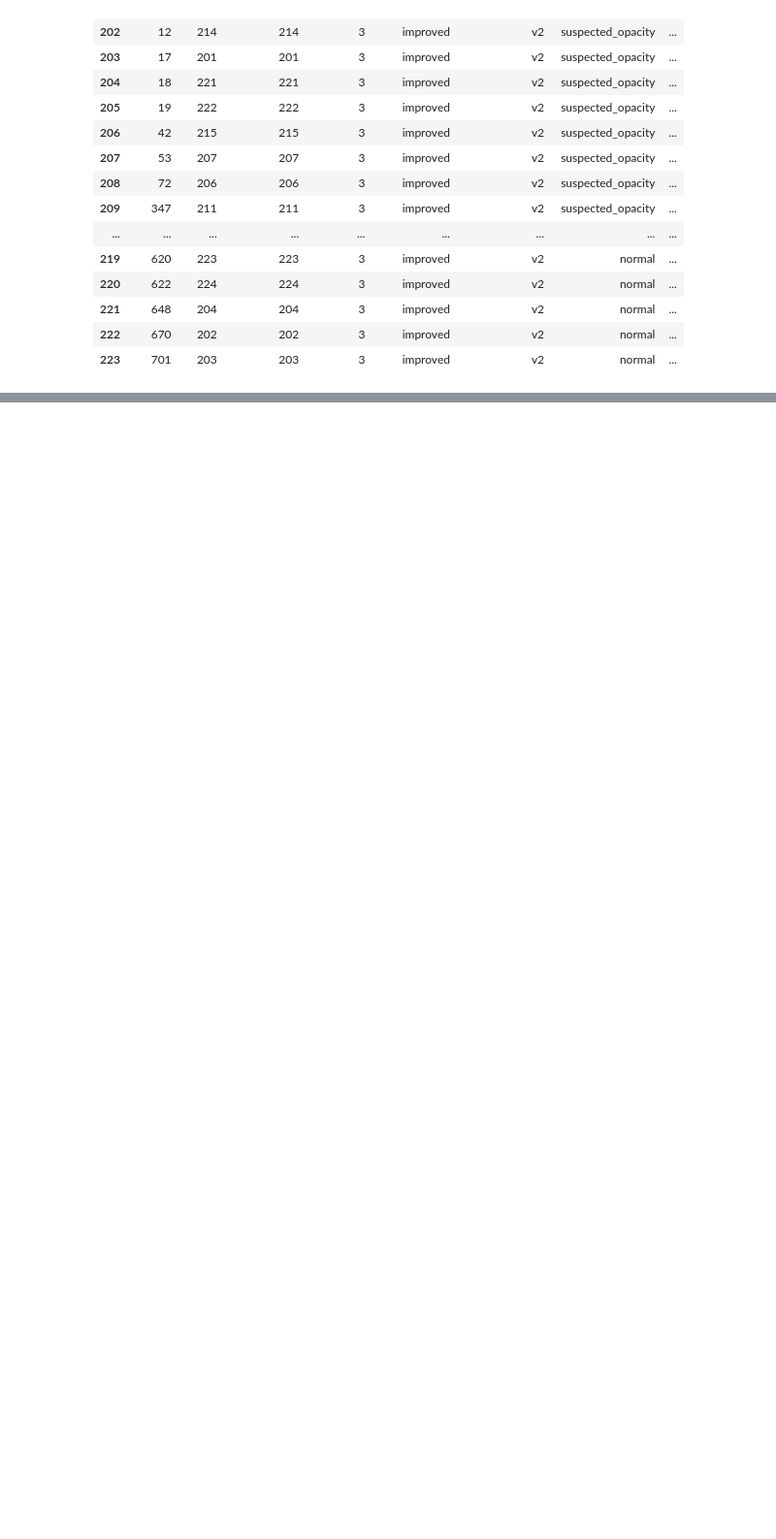
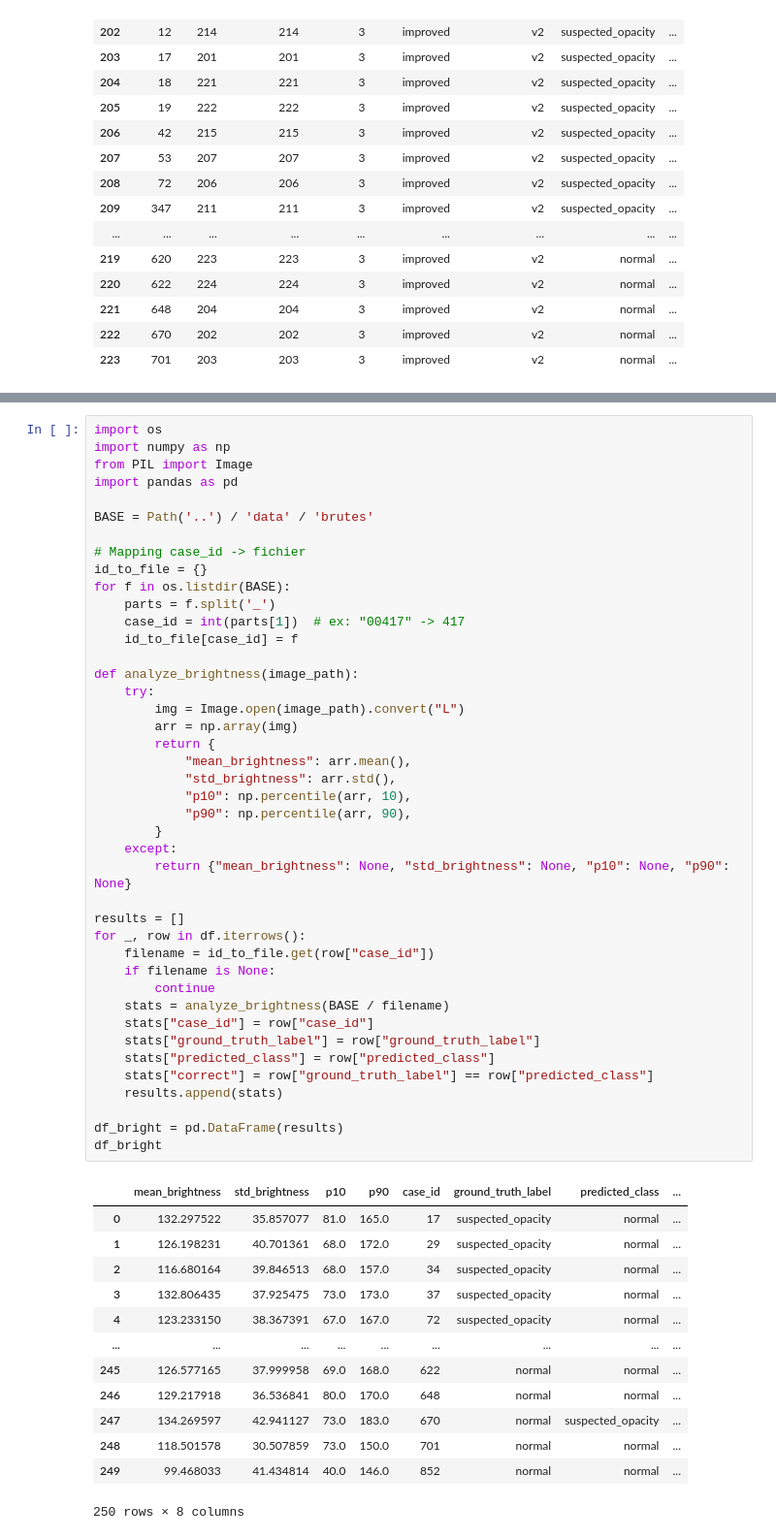
Before and after one commit to imtoatb/Assistant-Radiologique-Virtuel-Intelligent-pour-Radiographies-X, a Jupyter notebook: notebooks/02_prompt_comparison.ipynb, the cells around one changed output, grey strips where cells are left out. Shown at 97% size. Saved outputs shown, nothing was run; the diff lists cells and outputs as text; blank space fills up the shorter version.

```diff
--- a/notebooks/02_prompt_comparison.ipynb
+++ b/notebooks/02_prompt_comparison.ipynb
@@ -302,0 +354,56 @@ df_version
+# %%
+import os
+import numpy as np
+from PIL import Image
+import pandas as pd
+
+BASE = Path('..') / 'data' / 'brutes'
+
+# Mapping case_id -> fichier
+id_to_file = {}
+for f in os.listdir(BASE):
+    parts = f.split('_')
+    case_id = int(parts[1])  # ex: "00417" -> 417
+    id_to_file[case_id] = f
+
+def analyze_brightness(image_path):
+    try:
+        img = Image.open(image_path).convert("L")
+        arr = np.array(img)
+        return {
+            "mean_brightness": arr.mean(),
+            "std_brightness": arr.std(),
+            "p10": np.percentile(arr, 10),
+            "p90": np.percentile(arr, 90),
+        }
+    except:
+        return {"mean_brightness": None, "std_brightness": None, "p10": None, "p90": None}
+
+results = []
+for _, row in df.iterrows():
+    filename = id_to_file.get(row["case_id"])
+    if filename is None:
+        continue
+    stats = analyze_brightness(BASE / filename)
+    stats["case_id"] = row["case_id"]
+    stats["ground_truth_label"] = row["ground_truth_label"]
+    stats["predicted_class"] = row["predicted_class"]
+    stats["correct"] = row["ground_truth_label"] == row["predicted_class"]
+    results.append(stats)
+
+df_bright = pd.DataFrame(results)
+df_bright
+# %% [output]
+|  | mean_brightness | std_brightness | p10 | p90 | case_id | ground_truth_label | predicted_class | ... |
+| 0 | 132.297522 | 35.857077 | 81.0 | 165.0 | 17 | suspected_opacity | normal | ... |
+| 1 | 126.198231 | 40.701361 | 68.0 | 172.0 | 29 | suspected_opacity | normal | ... |
+| 2 | 116.680164 | 39.846513 | 68.0 | 157.0 | 34 | suspected_opacity | normal | ... |
+| 3 | 132.806435 | 37.925475 | 73.0 | 173.0 | 37 | suspected_opacity | normal | ... |
+| 4 | 123.233150 | 38.367391 | 67.0 | 167.0 | 72 | suspected_opacity | normal | ... |
+| ... | ... | ... | ... | ... | ... | ... | ... | ... |
+| 245 | 126.577165 | 37.999958 | 69.0 | 168.0 | 622 | normal | normal | ... |
+| 246 | 129.217918 | 36.536841 | 80.0 | 170.0 | 648 | normal | normal | ... |
+| 247 | 134.269597 | 42.941127 | 73.0 | 183.0 | 670 | normal | suspected_opacity | ... |
+| 248 | 118.501578 | 30.507859 | 73.0 | 150.0 | 701 | normal | normal | ... |
+| 249 | 99.468033 | 41.434814 | 40.0 | 146.0 | 852 | normal | normal | ... |
+250 rows × 8 columns
```
Also changed, not shown: parts of 14 cells of this notebook, 4 other files.
